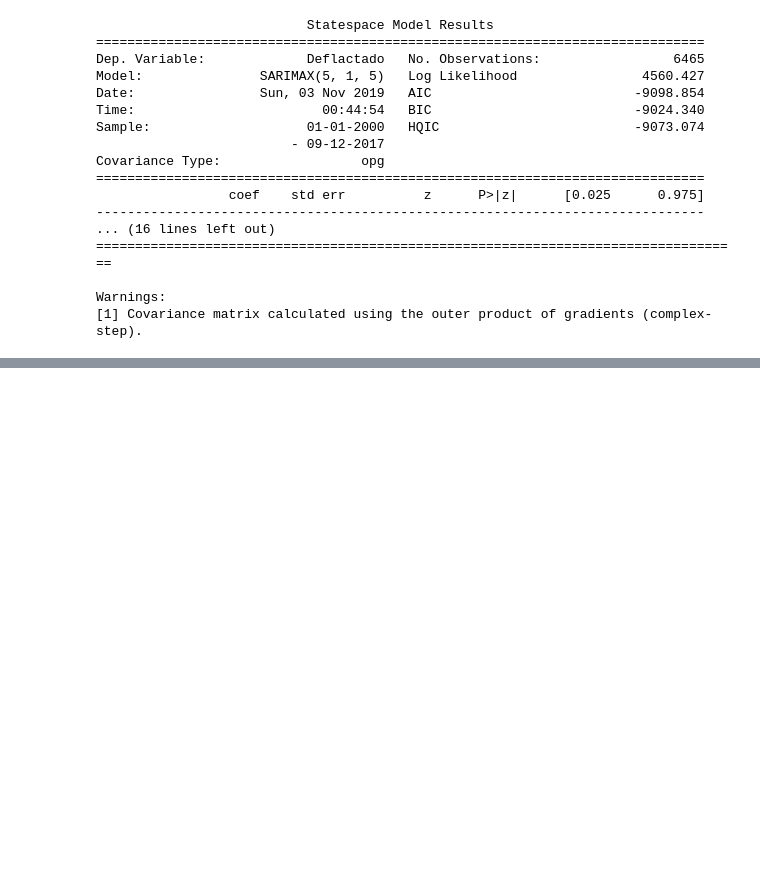
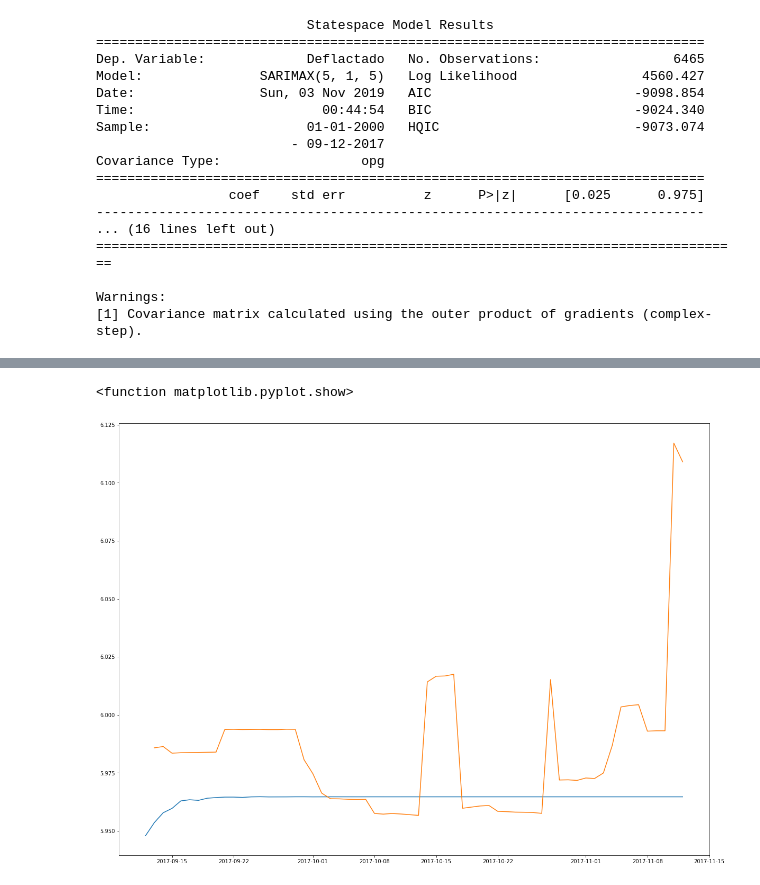
Before and after one commit to Vamarinpe/PAE, a Jupyter notebook: CodRecurso.ipynb, the cells around one changed output, grey strips where cells are left out. Drawn from its saved outputs; the diff is of its cells as text; code cells hidden in the pictures; blank space fills up the shorter version.

```diff
--- a/CodRecurso.ipynb
+++ b/CodRecurso.ipynb
@@ -665,0 +759,8 @@ pred.predicted_mean.plot(ax=ax, label='One-step ahead Forecast', alpha=.7, figsi
+# %%
+predi = Modelo1Tebsab.predict(start='2017-09-12',end='2017-11-12',dynamic=True)
+plt.plot(predi)
+plt.plot(validar['2017-09-12':'2017-11-12'])
+plt.show
+# %% [output]
+<function matplotlib.pyplot.show>
+[figure, added]
```
Also changed, not shown: parts of 16 cells of this notebook.
